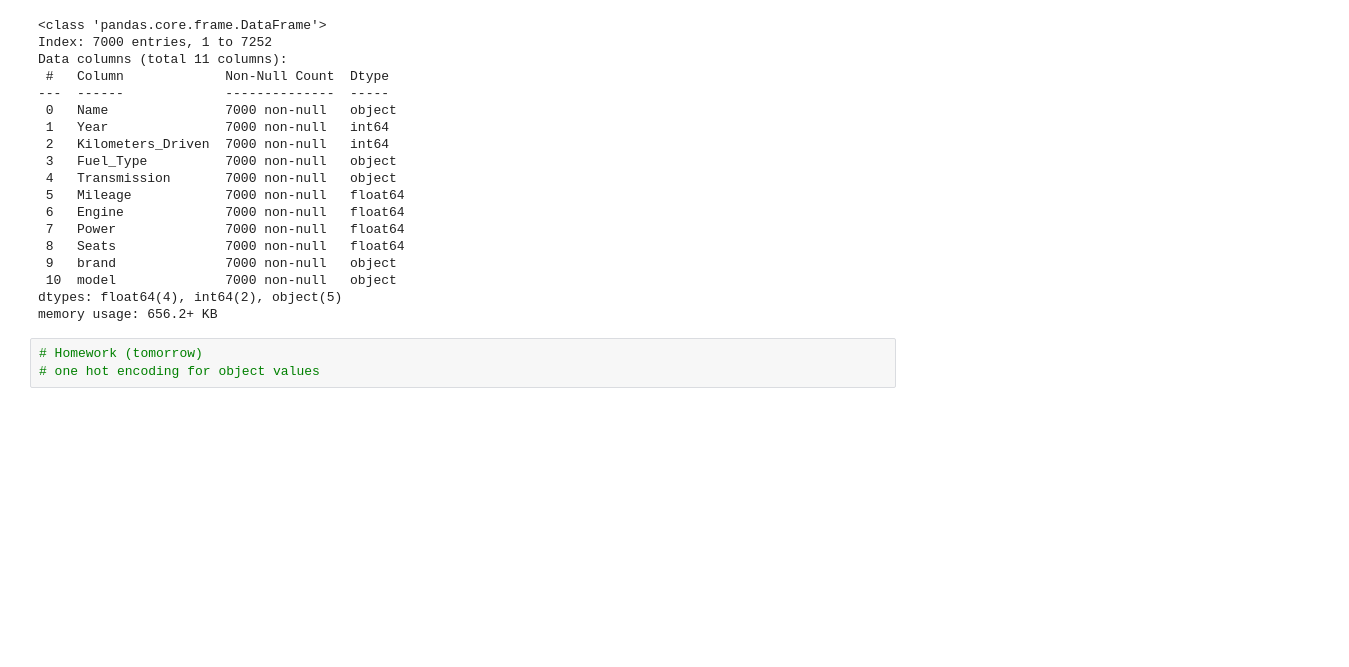
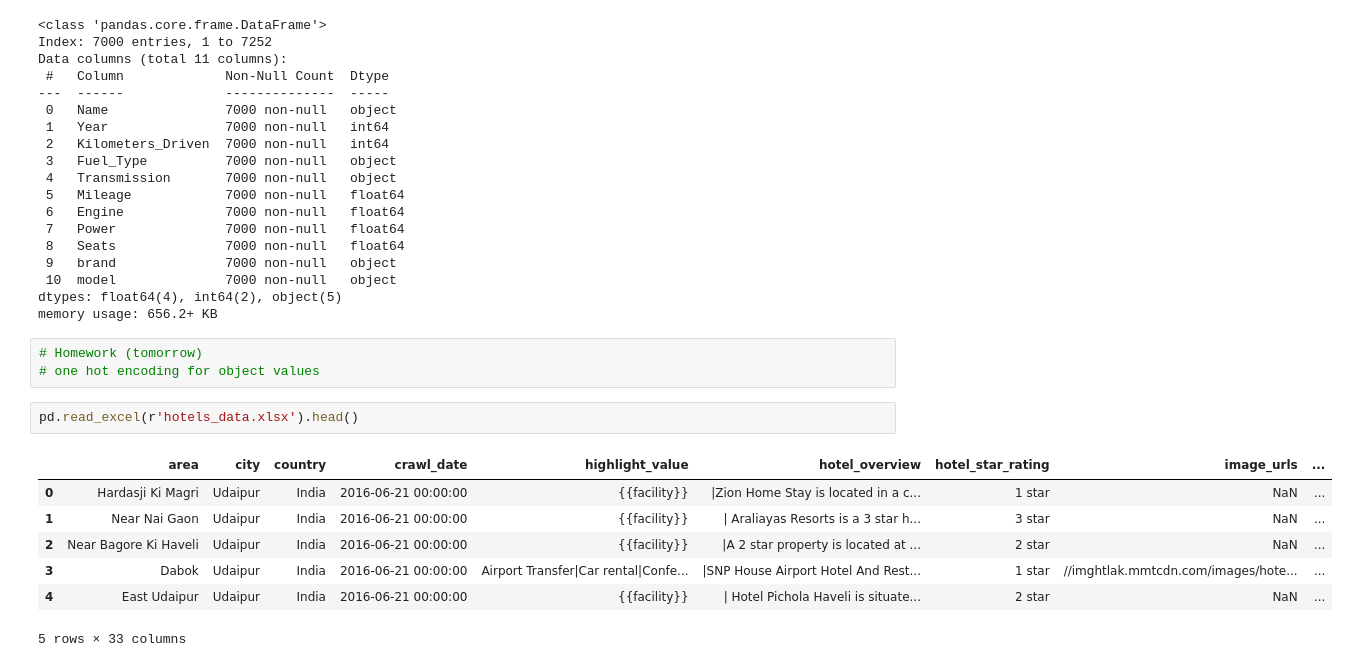
Before and after one commit to rishicares/Python-with-Data-Science, a Jupyter notebook: Day_20.ipynb, the cells around one changed output. Saved outputs shown, nothing was run; the diff lists cells and outputs as text; blank space fills up the shorter version.

Commit message:
made data usable

```diff
--- a/Day_20.ipynb
+++ b/Day_20.ipynb
@@ -334,3 +334,13 @@ memory usage: 656.2+ KB
 # %%
 # Homework (tomorrow)
 # one hot encoding for object values
+# %%
+pd.read_excel(r'hotels_data.xlsx').head()
+# %% [output]
+|  | area | city | country | crawl_date | highlight_value | hotel_overview | hotel_star_rating | image_urls | ... |
+| 0 | Hardasji Ki Magri | Udaipur | India | 2016-06-21 00:00:00 | {{facility}} | |Zion Home Stay is located in a c... | 1 star | NaN | ... |
+| 1 | Near Nai Gaon | Udaipur | India | 2016-06-21 00:00:00 | {{facility}} | | Araliayas Resorts is a 3 star h... | 3 star | NaN | ... |
+| 2 | Near Bagore Ki Haveli | Udaipur | India | 2016-06-21 00:00:00 | {{facility}} | |A 2 star property is located at ... | 2 star | NaN | ... |
+| 3 | Dabok | Udaipur | India | 2016-06-21 00:00:00 | Airport Transfer|Car rental|Confe... | |SNP House Airport Hotel And Rest... | 1 star | //imghtlak.mmtcdn.com/images/hote... | ... |
+| 4 | East Udaipur | Udaipur | India | 2016-06-21 00:00:00 | {{facility}} | | Hotel Pichola Haveli is situate... | 2 star | NaN | ... |
+5 rows × 33 columns
```
Also changed, not shown: 6 other files.
